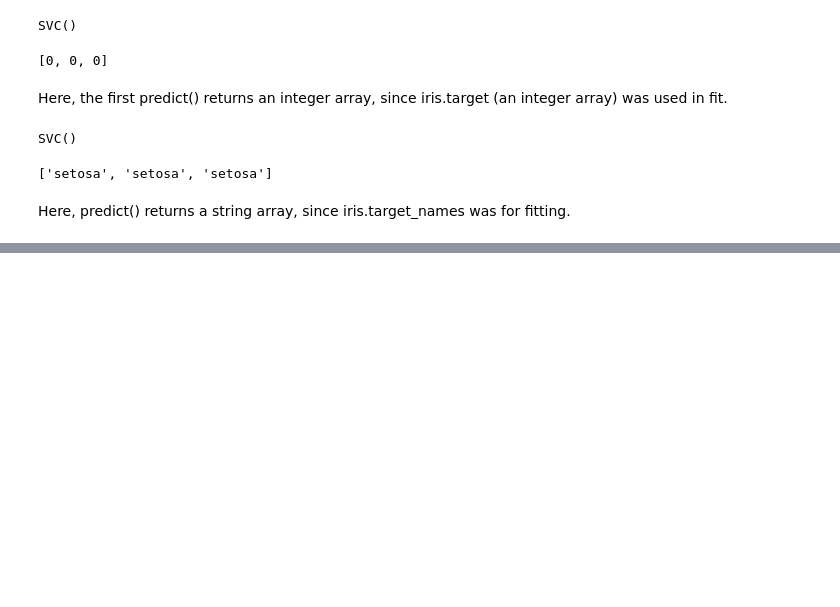
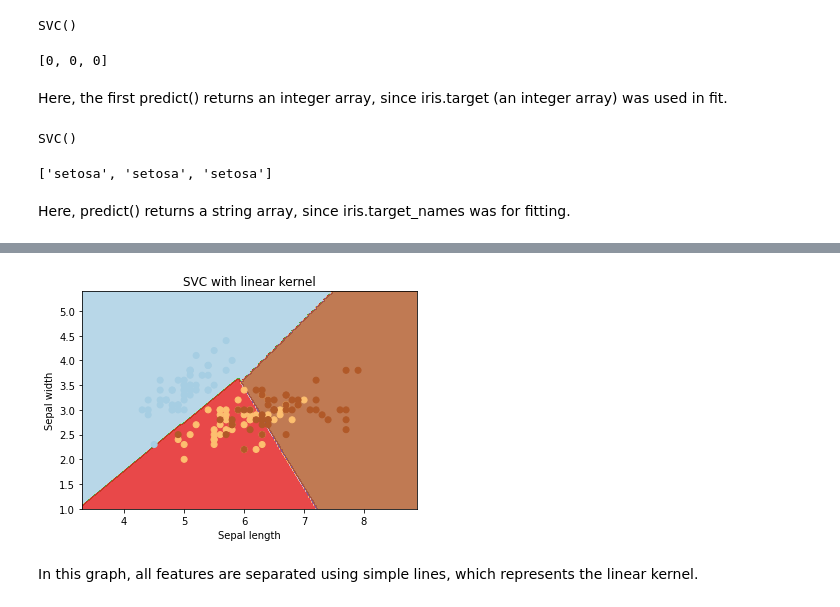
Before and after one commit to antongolubev12/emergingTech, a Jupyter notebook: scikit-learn.ipynb, the cells around one changed output, grey strips where cells are left out. Drawn from its saved outputs; the diff is of its cells as text; code cells hidden in the pictures; blank space fills up the shorter version.

```diff
--- a/scikit-learn.ipynb
+++ b/scikit-learn.ipynb
@@ -108,0 +122,11 @@ Here, predict() returns a string array, since iris.target_names was for fitting.
+# %%
+import numpy as np
+import matplotlib.pyplot as plt
+from sklearn import svm, datasets
+
+#import data
+iris = datasets.load_iris()
+# %%
+# Take only the first two features of Data.
+X = iris.data[:, :2]
+y = iris.target
@@ -108,0 +136,31 @@ Here, predict() returns a string array, since iris.target_names was for fitting.
+# %%
+# Call fit so that the estimator learns from the data
+svc = svm.SVC(kernel ='linear', C = 1).fit(X, y)
+
+# create a mesh to plot
+x_min, x_max = X[:, 0].min() - 1, X[:, 0].max() + 1
+y_min, y_max = X[:, 1].min() - 1, X[:, 1].max() + 1
+h = (x_max / x_min)/100
+xx, yy = np.meshgrid(np.arange(x_min, x_max, h),
+         np.arange(y_min, y_max, h))
+# %%
+# Plot the data for Proper Visual Representation
+plt.subplot(1, 1, 1)
+
+# Predict the result by giving Data to the model
+Z = svc.predict(np.c_[xx.ravel(), yy.ravel()])
+Z = Z.reshape(xx.shape)
+plt.contourf(xx, yy, Z, cmap = plt.cm.Paired, alpha = 0.8)
+
+plt.scatter(X[:, 0], X[:, 1], c = y, cmap = plt.cm.Paired)
+plt.xlabel('Sepal length')
+plt.ylabel('Sepal width')
+plt.xlim(xx.min(), xx.max())
+plt.title('SVC with linear kernel')
+
+# Output the Plot
+plt.show()
+# %% [output]
+[figure, added]
+# %% [markdown]
+In this graph, all features are separated using simple lines, which represents the linear kernel.
```
Also changed, not shown: parts of 6 cells of this notebook.
